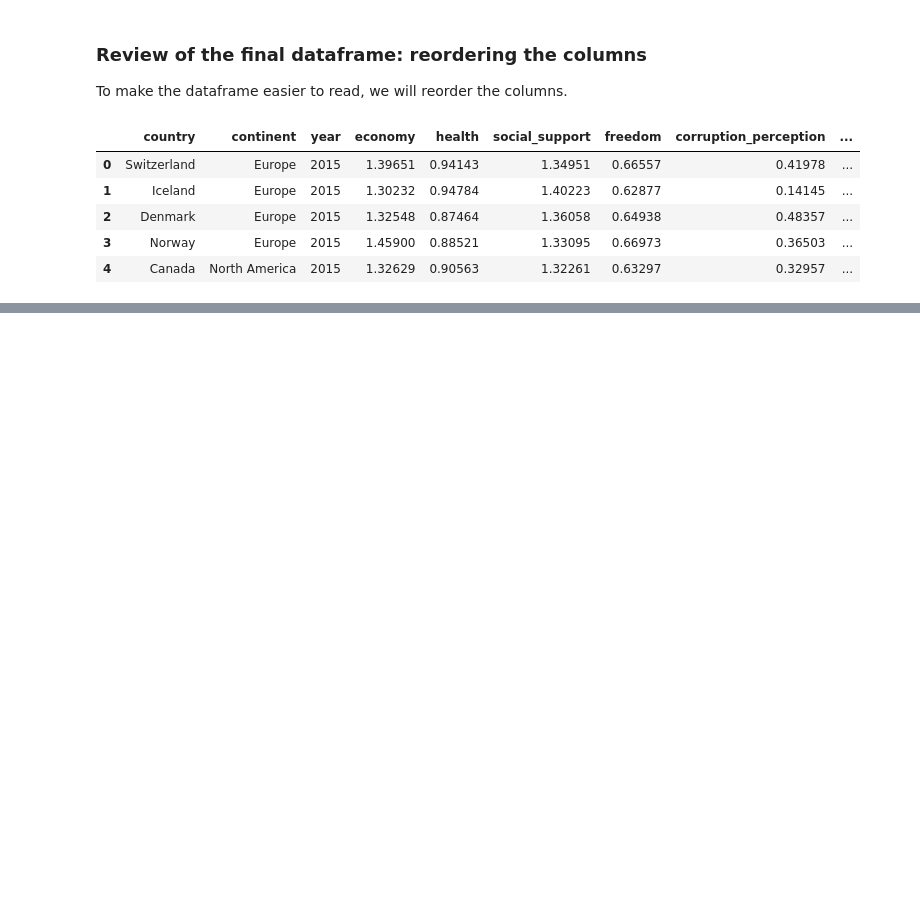
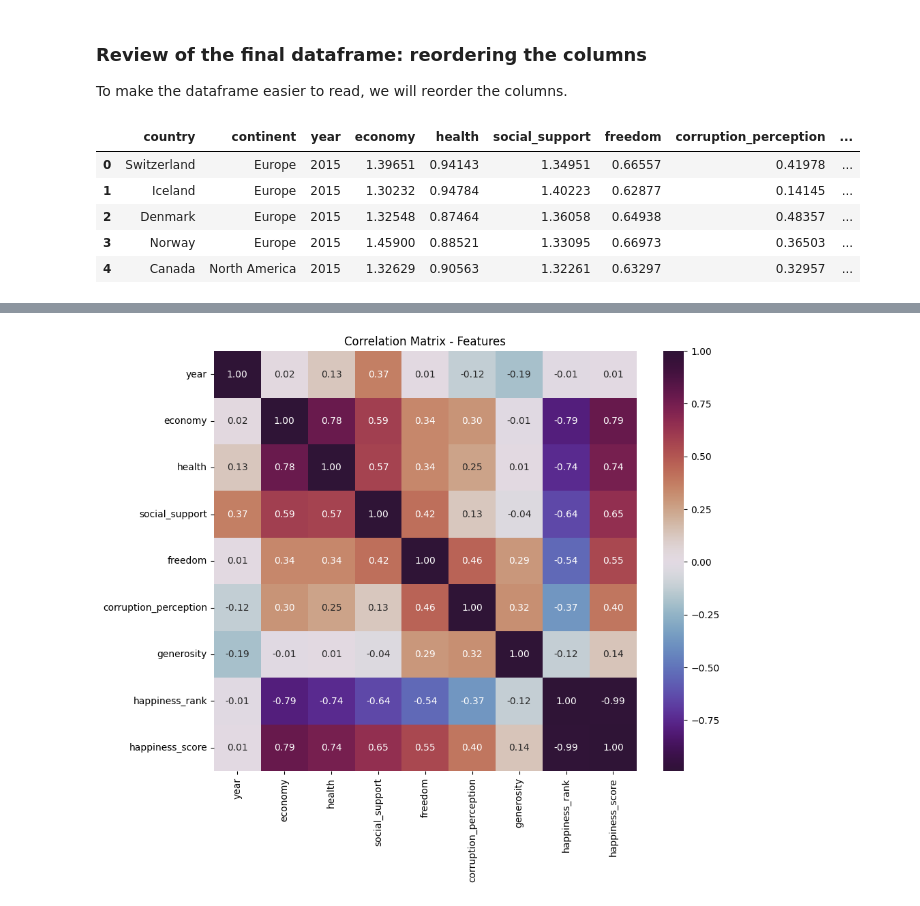
Before and after one commit to mitgar14/etl-workshop-3, a Jupyter notebook: notebooks/01-EDA.ipynb, the cells around one changed output, grey strips where cells are left out. Cells and saved outputs as stored; diff of their text form; code cells hidden in the pictures; blank space fills up the shorter version.

```diff
--- a/notebooks/01-EDA.ipynb
+++ b/notebooks/01-EDA.ipynb
@@ -615,0 +750,11 @@ df.head()
+# %%
+correlation_df = df.drop(["country", "continent"], axis=1)
+
+correlation_matrix = correlation_df.corr()
+
+plt.figure(figsize=(10, 8))
+sns.heatmap(correlation_matrix, annot=True, cmap="twilight_shifted", fmt=".2f")
+plt.title("Correlation Matrix - Features")
+plt.show()
+# %% [output]
+[figure, added]
```
Also changed, not shown: parts of 23 cells of this notebook, 1 other file.
